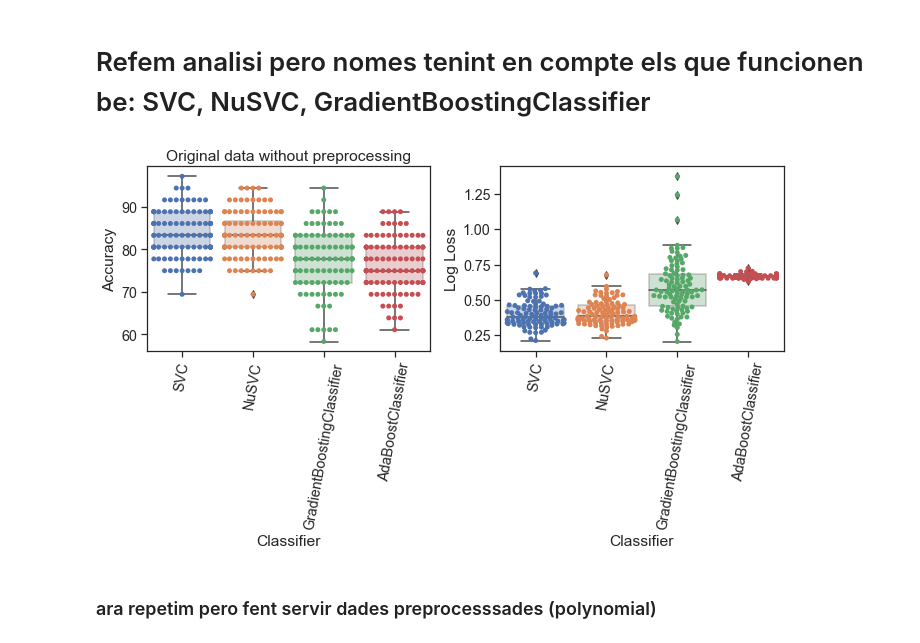
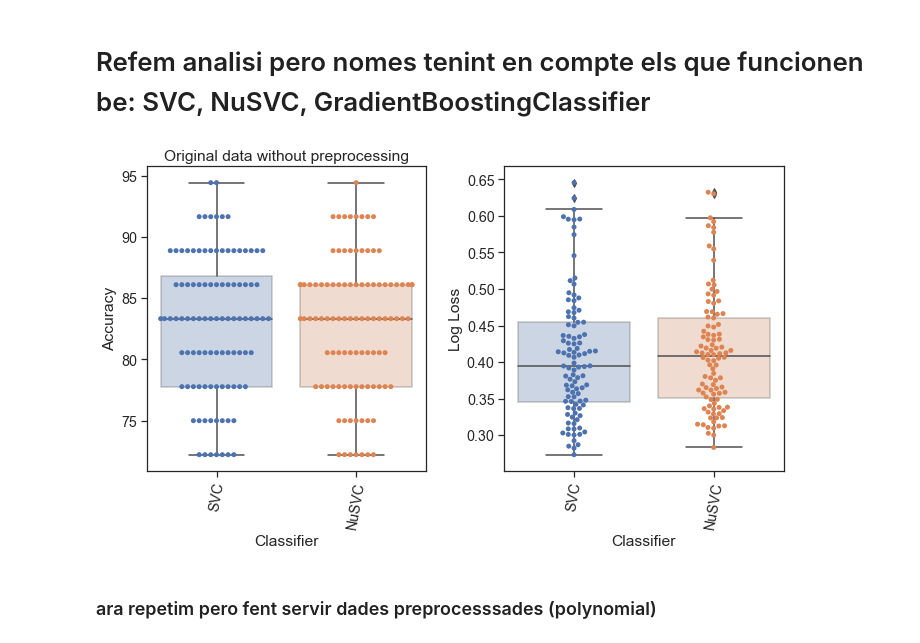
Before and after one commit to PCerralbo/Driven_Heart_Disease, a Jupyter notebook: Data_Visualization_P.ipynb, the cells around one changed output. Saved outputs shown, nothing was run; the diff lists cells and outputs as text; code cells hidden in the pictures.

```diff
--- a/Data_Visualization_P.ipynb
+++ b/Data_Visualization_P.ipynb
@@ -588,9 +686,8 @@ D'aquests grafics el que veiem clar es que nomes  **SVC, NuSVC, GradientBoosting
 
 classifiers = [
     SVC(probability=True),
-    NuSVC(probability=True),
-    GradientBoostingClassifier(),
-    AdaBoostClassifier()]
+    NuSVC(probability=True)]
+
 
 # Logging for Visual Comparison
 log_cols=["Classifier", "Accuracy", "Log Loss"]
@@ -603,34 +700,34 @@ for i in range (100):
         clf.fit(xx_train, yy_train)
         name = clf.__class__.__name__
 
 
         train_predictions = clf.predict(xx_test)
         acc = accuracy_score(yy_test, train_predictions)
 
         train_predictions = clf.predict_proba(xx_test)
         ll = log_loss(yy_test, train_predictions)
 
         log_entry = pd.DataFrame([[name, acc*100, ll]], columns=log_cols)
         log = log.append(log_entry)
 
 
 plt.figure(figsize=(10,6))
 plt.subplot(1,2,1)
 sns.boxplot(y=log['Accuracy'],x=log['Classifier'],  boxprops=dict(alpha=.3))
 sns.swarmplot(y=log['Accuracy'],x=log['Classifier'])
 plt.xticks(rotation=80)
 plt.title('Original data without preprocessing')
 
 
 plt.subplot(1,2,2)
 sns.boxplot(y=log['Log Loss'],x=log['Classifier'],  boxprops=dict(alpha=.3))
 sns.swarmplot(y=log['Log Loss'],x=log['Classifier'])
 plt.xticks(rotation=80)
 
 plt.tight_layout()
 plt.show()
 # %% [output]
-[figure, old version]
+[figure, new version]
 # %% [markdown]
 ### ara repetim pero fent servir dades preprocesssades (polynomial)
 # %%
```
Also changed, not shown: parts of 3 cells of this notebook.
